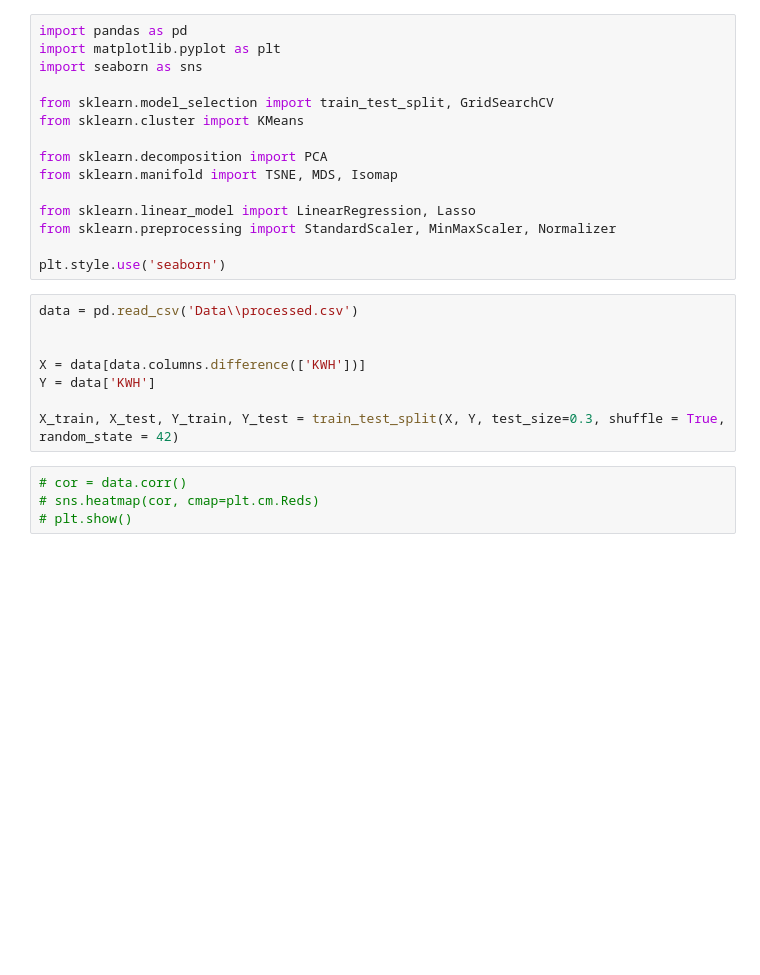
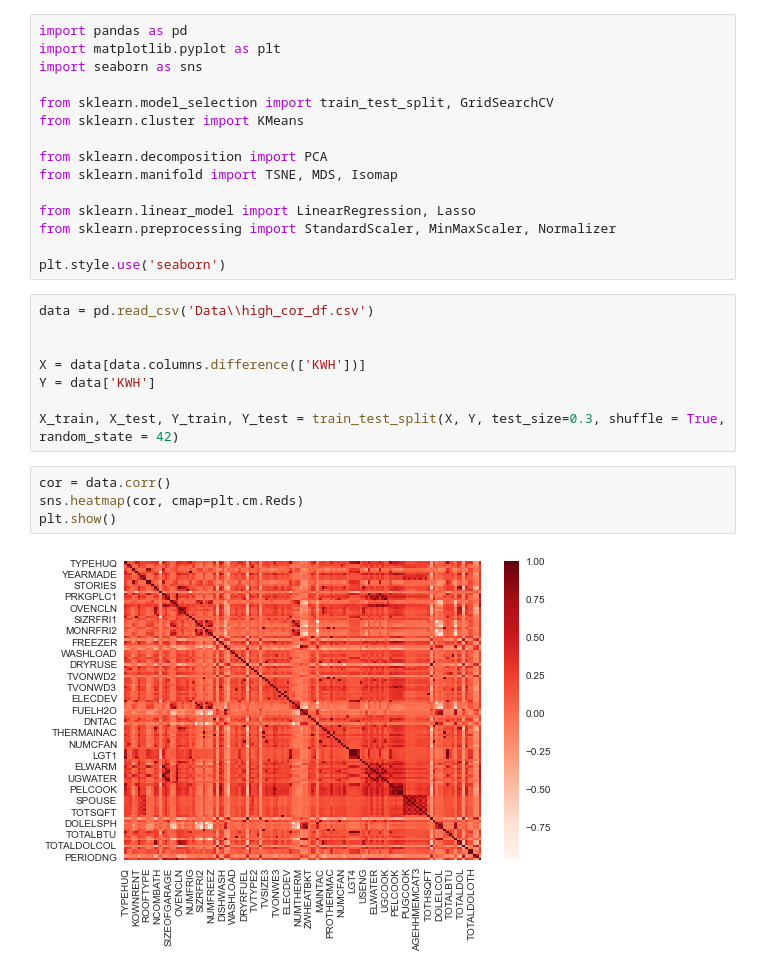
Before and after one commit to Sielecki/BigData_Project, a Jupyter notebook: Project.ipynb, the cells around one changed output. Cells and saved outputs as stored; diff of their text form; blank space fills up the shorter version.

Commit message:
Now HighCorrPreprocessing is finished

```diff
--- a/Project.ipynb
+++ b/Project.ipynb
@@ -14,7 +14,7 @@ from sklearn.preprocessing import StandardScaler, MinMaxScaler, Normalizer
 
 plt.style.use('seaborn')
 # %%
-data = pd.read_csv('Data\\processed.csv')
+data = pd.read_csv('Data\\high_cor_df.csv')
 
 
 X = data[data.columns.difference(['KWH'])]
@@ -22,9 +22,11 @@ Y = data['KWH']
 
 X_train, X_test, Y_train, Y_test = train_test_split(X, Y, test_size=0.3, shuffle = True, random_state = 42)
 # %%
-# cor = data.corr()
-# sns.heatmap(cor, cmap=plt.cm.Reds)
-# plt.show()
+cor = data.corr()
+sns.heatmap(cor, cmap=plt.cm.Reds)
+plt.show()
+# %% [output]
+[figure, added]
 # %%
 dataTSNE = TSNE(n_components=2, random_state=42)
 
```
Also changed, not shown: parts of 3 cells of this notebook, 2 other files.
